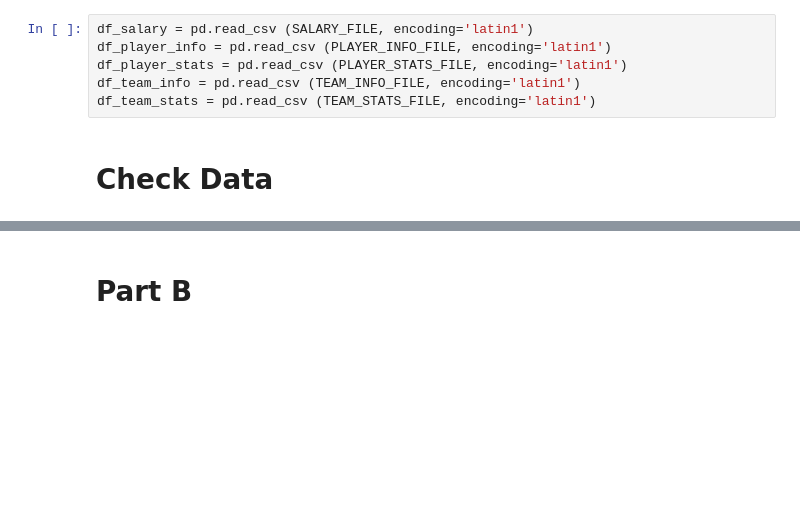
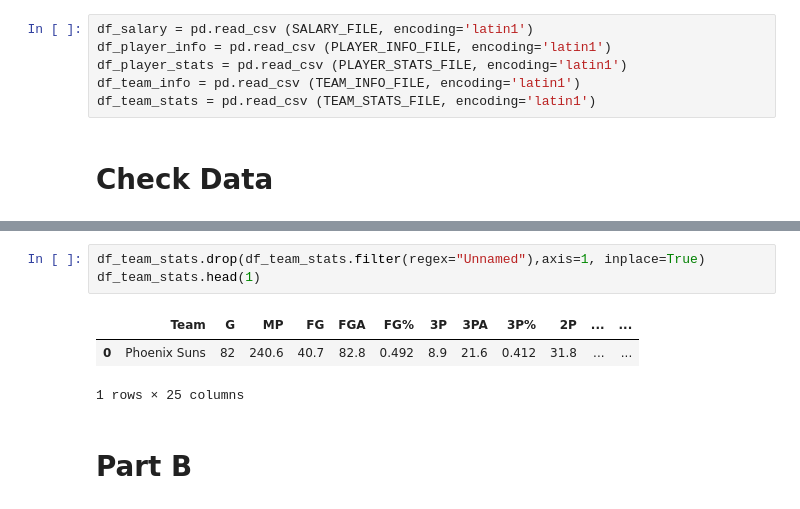
Before and after one commit to ongyl88/IS5126, a Jupyter notebook: IS5126_Guided_Project.ipynb, the cells around one changed output, grey strips where cells are left out. Cells and saved outputs as stored; diff of their text form; blank space fills up the shorter version.

```diff
--- a/IS5126_Guided_Project.ipynb
+++ b/IS5126_Guided_Project.ipynb
@@ -92,3 +90,10 @@ df_team_stats.head(1)
+# %%
+df_team_stats.drop(df_team_stats.filter(regex="Unnamed"),axis=1, inplace=True)
+df_team_stats.head(1)
+# %% [output]
+|  | Team | G | MP | FG | FGA | FG% | 3P | 3PA | 3P% | 2P | ... | ... |
+| 0 | Phoenix Suns | 82 | 240.6 | 40.7 | 82.8 | 0.492 | 8.9 | 21.6 | 0.412 | 31.8 | ... | ... |
+1 rows × 25 columns
 # %% [markdown]
 # Part B
 # %% [markdown]
```
Also changed, not shown: parts of 55 cells of this notebook, 9 other files.
